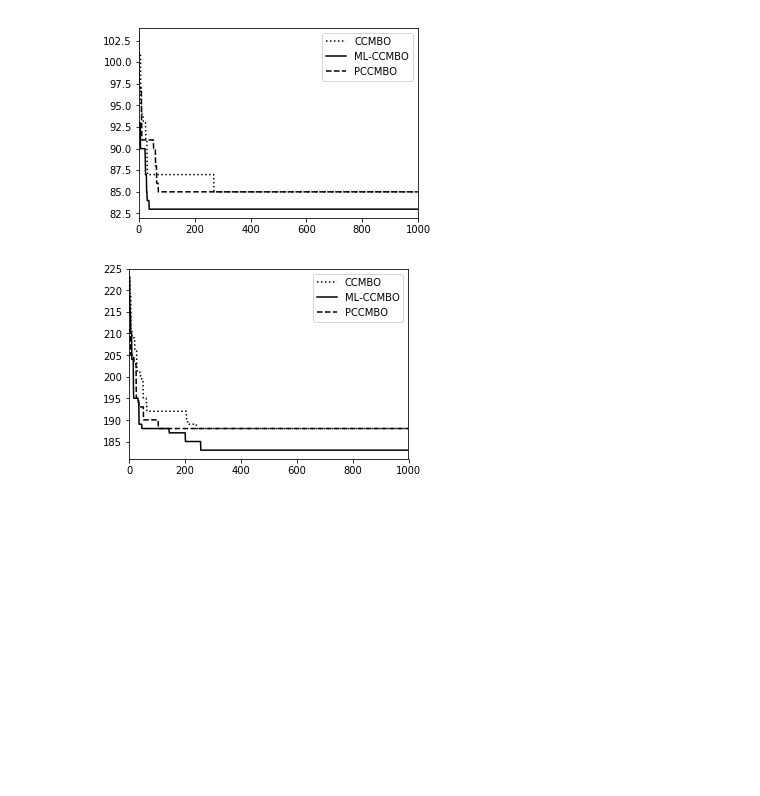
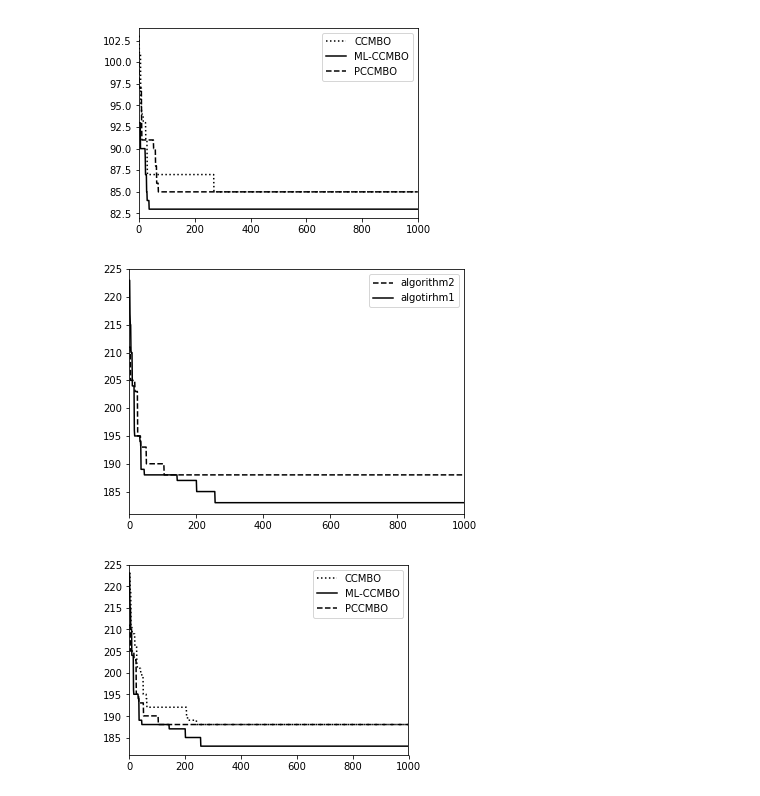
Before and after one commit to dawnohdawn/multi-object-JSSP-with-lot-spliting, a Jupyter notebook: 选择数据画收敛图.ipynb, the cells around one changed output. Saved outputs shown, nothing was run; the diff lists cells and outputs as text; code cells hidden in the pictures; blank space fills up the shorter version.

```diff
--- a/选择数据画收敛图.ipynb
+++ b/选择数据画收敛图.ipynb
@@ -257,6 +258,29 @@ plotmbo('MLCCMBO-P1-83.csv', 'PCCMBO-P1-85(3).csv', 'CCMBO-P1-85.csv')  # MBO &
 plt.savefig(PATH+"\\"+'ML-CCMBO & PCCMBO & CCMBO收敛对比-P1',dpi=160)
 # %% [output]
 [figure]
+# %%
+def plotmbo(file1, file2):
+    """
+    功能：
+    取data1的originalMBO，取data2的originalMBO_newNeighbours，画收敛曲线
+
+    输入：
+    file1，file2    要用到的csv文件全名
+    """
+    # 提取csv，取data1的originalMBO，取data2的originalMBO_newNeighbours
+    data1 = pd.read_csv(PATH+"\\" + file1, header=0)
+    data2 = pd.read_csv(PATH+"\\" + file2, header=0)
+    # 混合需要的数据，在此可更改两个算法的名字
+    mixdata = pd.DataFrame({"algotirhm1":data1.myPMBO1, 'algorithm2':data2.myPMBO1})
+    #画图
+#     mixdata.plot()
+    mixdata.plot(grid=False, style=['k--', 'k-'], legend=True, figsize=(6,4.5))
+# %%
+# P2的理想图形
+plotmbo('MLCCMBO-P2-183.csv', 'PCCMBO-P2-188.csv')  # MBO & myMBO1-P1-85-85
+plt.savefig(PATH+"\\"+"停滞示意图",dpi=160)
+# %% [output]
+[figure, added]
 # %%
 # P2的理想图形
 plotmbo('MLCCMBO-P2-183.csv', 'PCCMBO-P2-188.csv', 'CCMBO-P2-188.csv')  # MBO & myMBO1-P1-85-85
```
Also changed, not shown: parts of 1 cell of this notebook, 18 other files.
